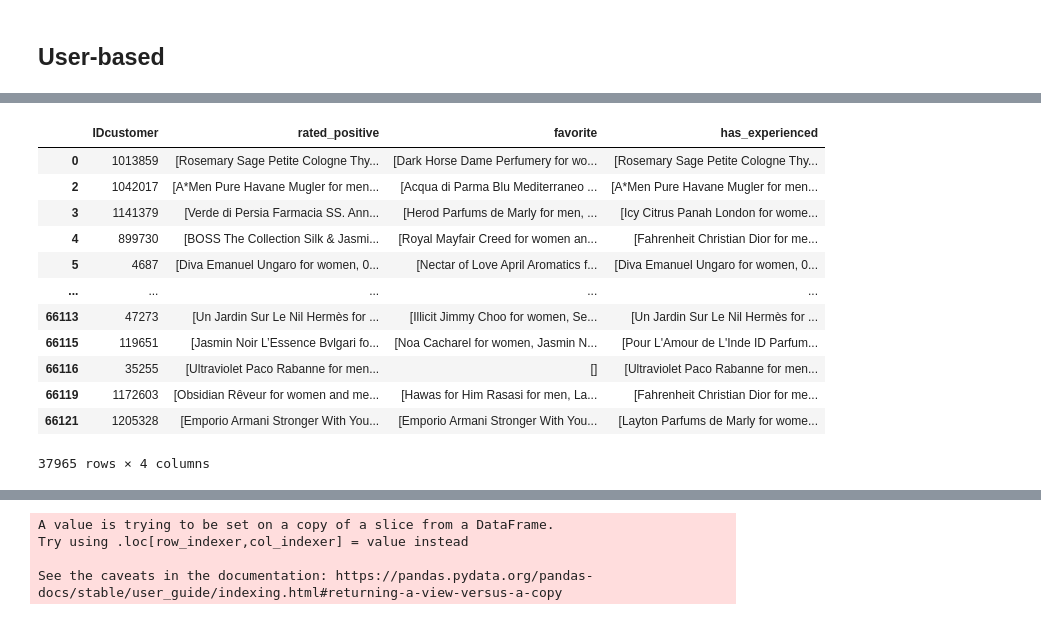
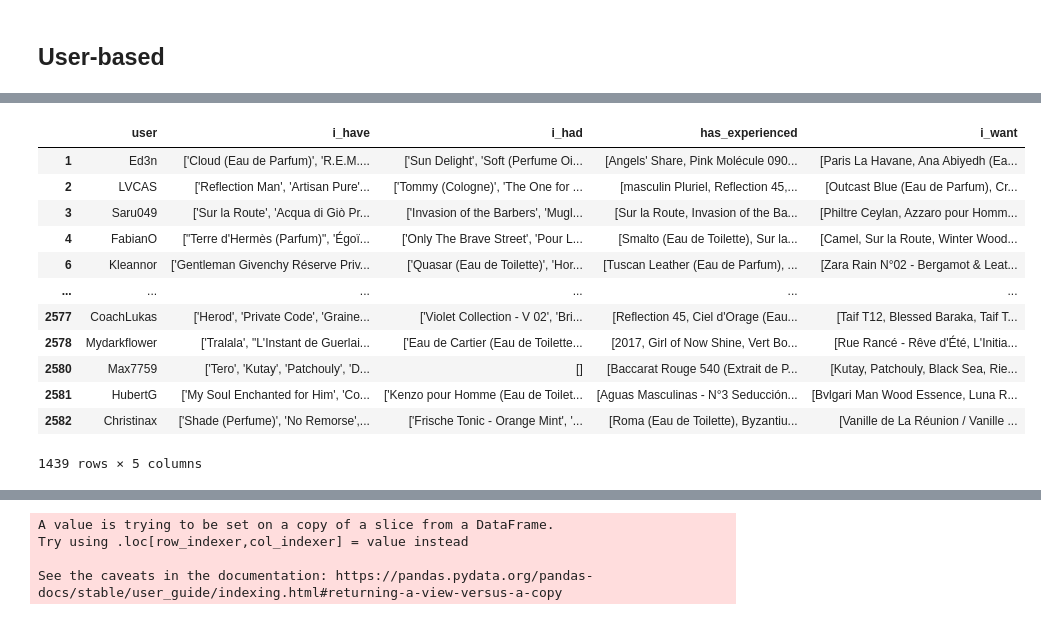
Before and after one commit to myrasaet/Fragrance_Advisor, a Jupyter notebook: src/train.ipynb, the cells around one changed output, grey strips where cells are left out. Cells and saved outputs as stored; diff of their text form; code cells hidden in the pictures.

```diff
--- a/src/train.ipynb
+++ b/src/train.ipynb
@@ -303 +279,5 @@ def concat_perfumes(row, colnames):
     return [i for i in list(set(x)) if i!=""]
+# %%
+has_experienced_cols = ["i_have", "i_had", "tested"]
+user_df["has_experienced"] = user_df[has_experienced_cols].apply(lambda x: concat_perfumes(x, has_experienced_cols), axis=1)
+user_df
@@ -304,5 +298,5 @@ def concat_perfumes(row, colnames):
 # %%
-rated_positive_cols = ["favorite", "like", "love"]
-user_df["rated_positive"] = user_df[rated_positive_cols].apply(lambda x: concat_perfumes(x, rated_positive_cols), axis=1)
+want_cols = ["wish_list", "watch_list"]
+user_df["i_want"] = user_df[want_cols].apply(lambda x: concat_perfumes(x, want_cols), axis=1)
 user_df
 # %% [output]
@@ -339,0 +316,3 @@ user_df
+# %%
+user_df.fillna("[]", inplace=True)
+user_df
@@ -340,5 +339,7 @@ user_df
 # %%
-user_df["positive_rating_count"] = [len(i) for i in user_df["rated_positive"]]
-user_df = user_df[user_df["positive_rating_count"] >= 3] # filter out users with less than 10 ratings
+user_df["positive_rating_count"] = [len(ast.literal_eval(str(i))) for i in user_df["i_have"]]
+user_df = user_df[user_df["positive_rating_count"] >= 5] # filter out users with less than 5 ratings
+user_df["want_rating_count"] = [len(ast.literal_eval(str(i))) for i in user_df["i_want"]]
+user_df = user_df[user_df["want_rating_count"] >= 5]
 user_df
 # %% [output]
@@ -358,20 +364,20 @@ user_df
 # %%
-user_df = user_df[["IDcustomer", "rated_positive", "favorite", "has_experienced"]]
+user_df = user_df[["user", "i_have", "i_had", "has_experienced", "i_want"]]
 user_df
 # %% [output]
-|  | IDcustomer | rated_positive | favorite | has_experienced |
-| 0 | 1013859 | [Rosemary Sage Petite Cologne Thy... | [Dark Horse Dame Perfumery for wo... | [Rosemary Sage Petite Cologne Thy... |
-| 2 | 1042017 | [A*Men Pure Havane Mugler for men... | [Acqua di Parma Blu Mediterraneo ... | [A*Men Pure Havane Mugler for men... |
-| 3 | 1141379 | [Verde di Persia Farmacia SS. Ann... | [Herod Parfums de Marly for men, ... | [Icy Citrus Panah London for wome... |
-| 4 | 899730 | [BOSS The Collection Silk & Jasmi... | [Royal Mayfair Creed for women an... | [Fahrenheit Christian Dior for me... |
-| 5 | 4687 | [Diva Emanuel Ungaro for women, 0... | [Nectar of Love April Aromatics f... | [Diva Emanuel Ungaro for women, 0... |
-| ... | ... | ... | ... | ... |
-| 66113 | 47273 | [Un Jardin Sur Le Nil Hermès for ... | [Illicit Jimmy Choo for women, Se... | [Un Jardin Sur Le Nil Hermès for ... |
-| 66115 | 119651 | [Jasmin Noir L’Essence Bvlgari fo... | [Noa Cacharel for women, Jasmin N... | [Pour L'Amour de L'Inde ID Parfum... |
-| 66116 | 35255 | [Ultraviolet Paco Rabanne for men... | [] | [Ultraviolet Paco Rabanne for men... |
-| 66119 | 1172603 | [Obsidian Rêveur for women and me... | [Hawas for Him Rasasi for men, La... | [Fahrenheit Christian Dior for me... |
-| 66121 | 1205328 | [Emporio Armani Stronger With You... | [Emporio Armani Stronger With You... | [Layton Parfums de Marly for wome... |
+|  | user | i_have | i_had | has_experienced | i_want |
+| 1 | Ed3n | ['Cloud (Eau de Parfum)', 'R.E.M.... | ['Sun Delight', 'Soft (Perfume Oi... | [Angels' Share, Pink Molécule 090... | [Paris La Havane, Ana Abiyedh (Ea... |
+| 2 | LVCAS | ['Reflection Man', 'Artisan Pure'... | ['Tommy (Cologne)', 'The One for ... | [masculin Pluriel, Reflection 45,... | [Outcast Blue (Eau de Parfum), Cr... |
+| 3 | Saru049 | ['Sur la Route', 'Acqua di Giò Pr... | ['Invasion of the Barbers', 'Mugl... | [Sur la Route, Invasion of the Ba... | [Philtre Ceylan, Azzaro pour Homm... |
+| 4 | FabianO | ["Terre d'Hermès (Parfum)", 'Égoï... | ['Only The Brave Street', 'Pour L... | [Smalto (Eau de Toilette), Sur la... | [Camel, Sur la Route, Winter Wood... |
+| 6 | Kleannor | ['Gentleman Givenchy Réserve Priv... | ['Quasar (Eau de Toilette)', 'Hor... | [Tuscan Leather (Eau de Parfum), ... | [Zara Rain N°02 - Bergamot & Leat... |
+| ... | ... | ... | ... | ... | ... |
+| 2577 | CoachLukas | ['Herod', 'Private Code', 'Graine... | ['Violet Collection - V 02', 'Bri... | [Reflection 45, Ciel d'Orage (Eau... | [Taif T12, Blessed Baraka, Taif T... |
+| 2578 | Mydarkflower | ['Tralala', "L'Instant de Guerlai... | ['Eau de Cartier (Eau de Toilette... | [2017, Girl of Now Shine, Vert Bo... | [Rue Rancé - Rêve d'Été, L'Initia... |
+| 2580 | Max7759 | ['Tero', 'Kutay', 'Patchouly', 'D... | [] | [Baccarat Rouge 540 (Extrait de P... | [Kutay, Patchouly, Black Sea, Rie... |
+| 2581 | HubertG | ['My Soul Enchanted for Him', 'Co... | ['Kenzo pour Homme (Eau de Toilet... | [Aguas Masculinas - N°3 Seducción... | [Bvlgari Man Wood Essence, Luna R... |
+| 2582 | Christinax | ['Shade (Perfume)', 'No Remorse',... | ['Frische Tonic - Orange Mint', '... | [Roma (Eau de Toilette), Byzantiu... | [Vanille de La Réunion / Vanille ... |
-37965 rows × 4 columns
+1439 rows × 5 columns
 # %%
 user_df.shape
 # %% [output]
```
Also changed, not shown: parts of 77 cells of this notebook, 6 other files.
